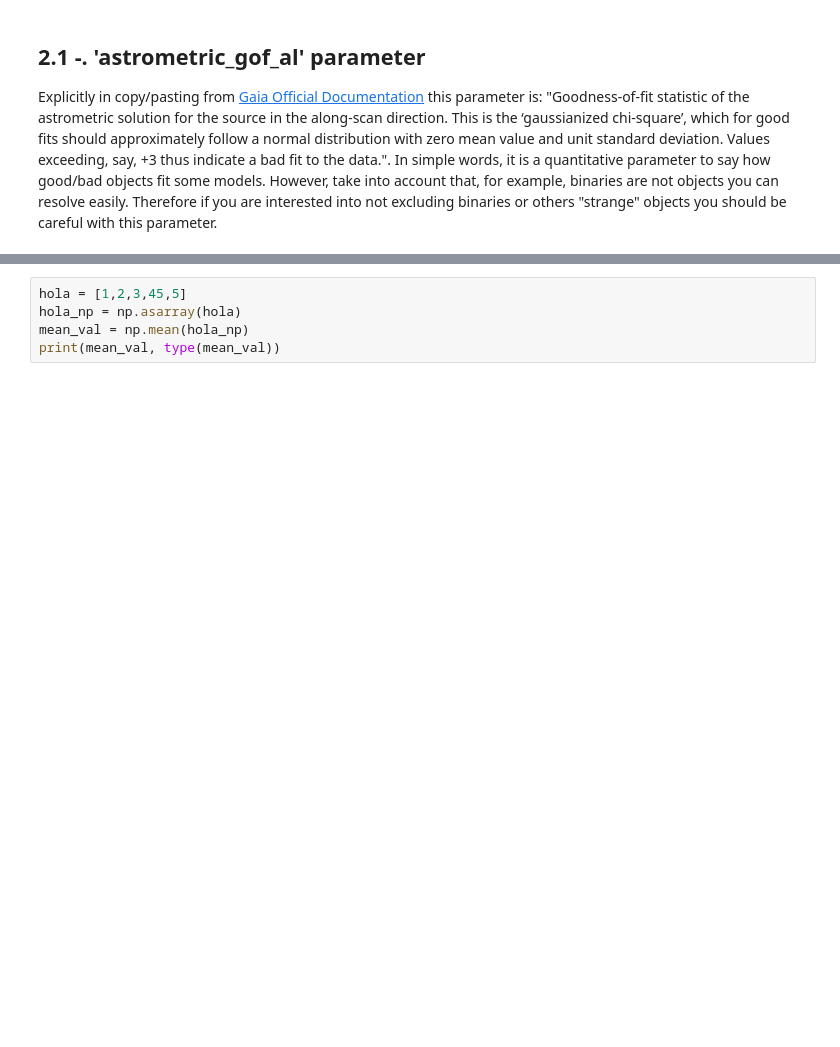
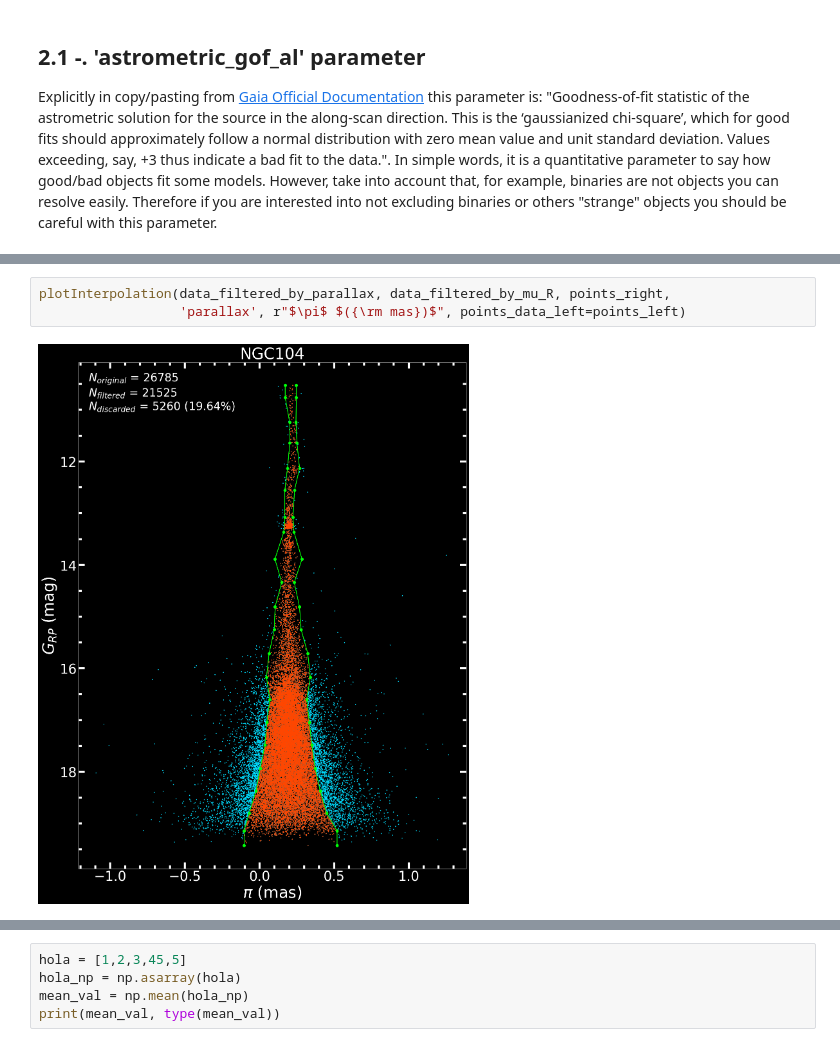
Before and after one commit to GunZF0x/astrogaia-jupyter, a Jupyter notebook: 3_Filter_data_Cordoni_algorithm/3_Filter_data_Cordoni_algorithm.ipynb, the cells around one changed output, grey strips where cells are left out. Drawn from its saved outputs; the diff is of its cells as text; blank space fills up the shorter version.

```diff
--- a/3_Filter_data_Cordoni_algorithm/3_Filter_data_Cordoni_algorithm.ipynb
+++ b/3_Filter_data_Cordoni_algorithm/3_Filter_data_Cordoni_algorithm.ipynb
@@ -731 +904,6 @@ plotInterpolation(as_gof_al_filtered, gaia_data, points_as_gof_al,'astrometric_g
+# %%
+plotInterpolation(data_filtered_by_parallax, data_filtered_by_mu_R, points_right,
+                  'parallax', r"$\pi$ $({\rm mas})$", points_data_left=points_left)
+# %% [output]
+[figure, added]
 # %%
```
Also changed, not shown: parts of 10 cells of this notebook.
